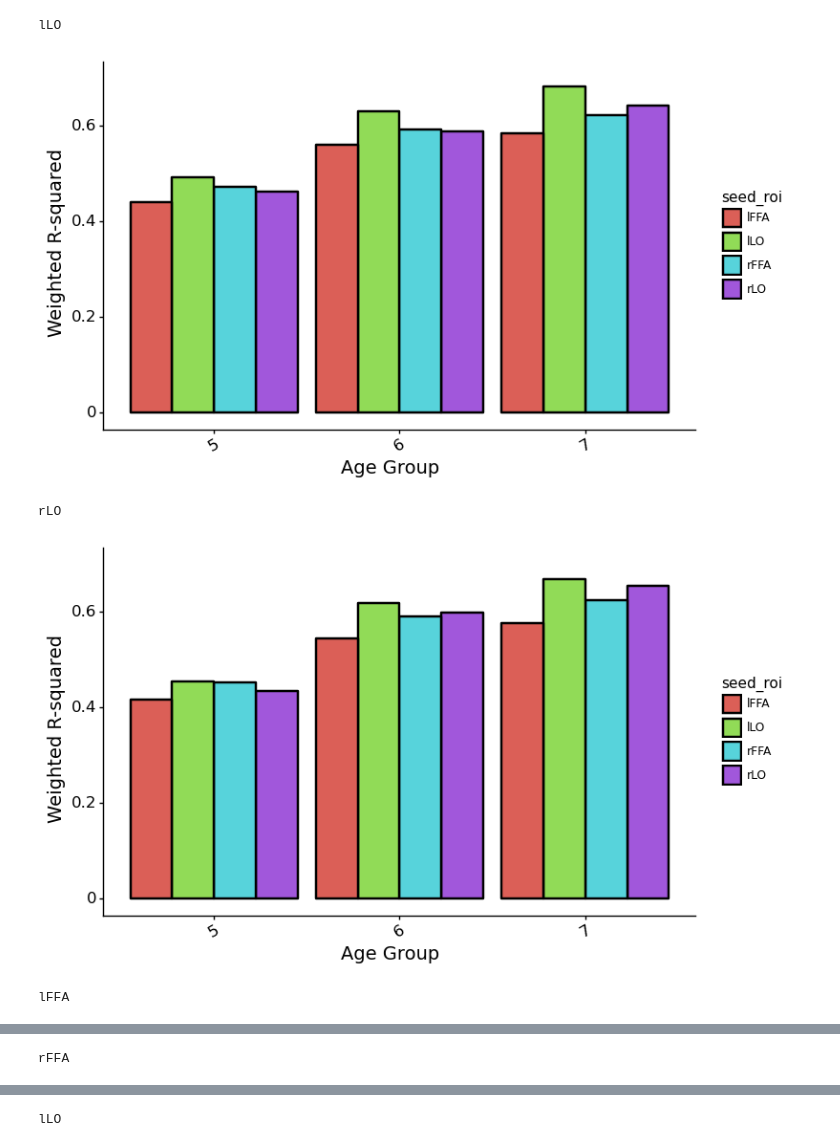
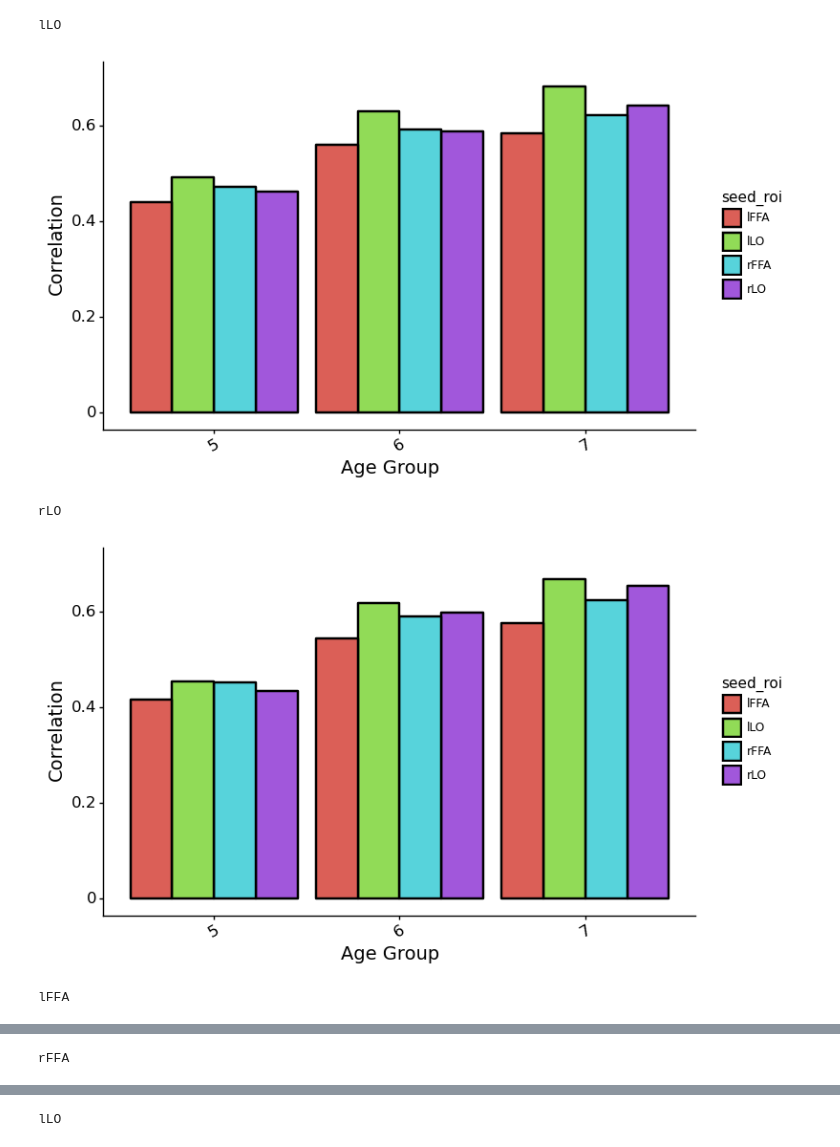
Before and after one commit to vayzenb/ginn, a Jupyter notebook: exps/plot_human_results.ipynb, the cells around one changed output, grey strips where cells are left out. Cells and saved outputs as stored; diff of their text form; code cells hidden in the pictures.

```diff
--- a/exps/plot_human_results.ipynb
+++ b/exps/plot_human_results.ipynb
@@ -20,7 +20,7 @@ results_dir = f'{curr_dir}/results'
 vid = 'DM-clip'
 
 rois = ['lLO','rLO','lFFA', 'rFFA']
-ages = [ 5, 6, 7, 18]
+ages = [ '5', '6', '7','8', 'adult']
 # %%
 """
 Individual RSA using each individual
@@ -66,3 +72,0 @@ IndexError: arrays used as indices must be of integer (or boolean) type
-# %%
-summary_df = curr_df[(curr_df['target_roi'] == roi)]
-roi
@@ -71,28 +89,28 @@ roi
 # %%
 """
 RSA using adult RDM as predictor
 """
 exp = 'rsa'
 
 df = pd.read_csv(f'{results_dir}/{exp}/human_rsa_summary.csv')
 df = df[df['seed_roi'] != 'lOFA']
 df = df[df['seed_roi'] != 'rOFA']
 #remove OFA for now
 for target_roi in rois:
     summary_df = df[df['target_roi'] == target_roi]
     print(target_roi)
     plot = ggplot(summary_df, aes(x = 'target_age', y = 'corr', fill = 'seed_roi')) + \
                     geom_col(stat='identity', size = 1, color = 'Black',position='dodge') + \
-                    theme_classic() + xlab('Age Group') + ylab('Weighted R-squared') + ylim(0,.7) + \
+                    theme_classic() + xlab('Age Group') + ylab('Correlation') + ylim(0,.7) + \
                     theme(text = element_text(color ='black'), axis_text_x= element_text(angle = 30, size = 12),axis_text_y= element_text(size = 12),axis_title=element_text(size = 14),
                                                                                     axis_line=element_line(),
                                                                                     panel_border=element_blank(),
                                                                                     figure_size = (8, 5))
 
     print(plot)
 # %% [output]
 lLO
-[figure, old version]
+[figure, new version]
 rLO
-[figure, old version]
+[figure, new version]
 lFFA
```
Also changed, not shown: parts of 4 cells of this notebook, 2 other files.
